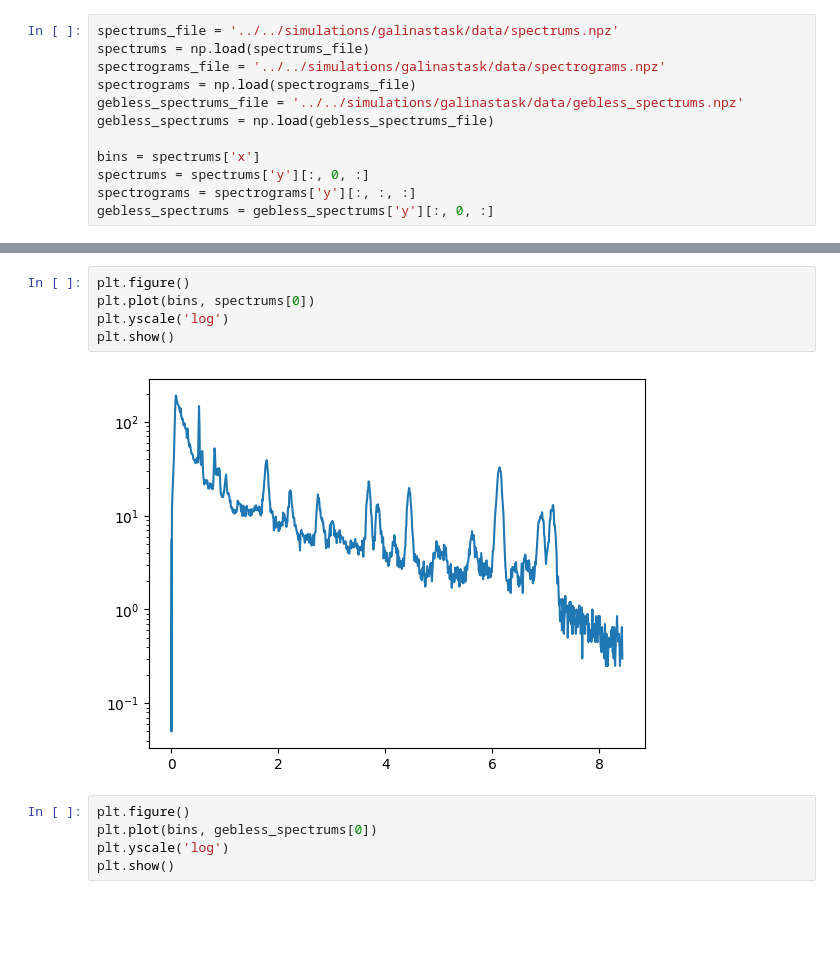
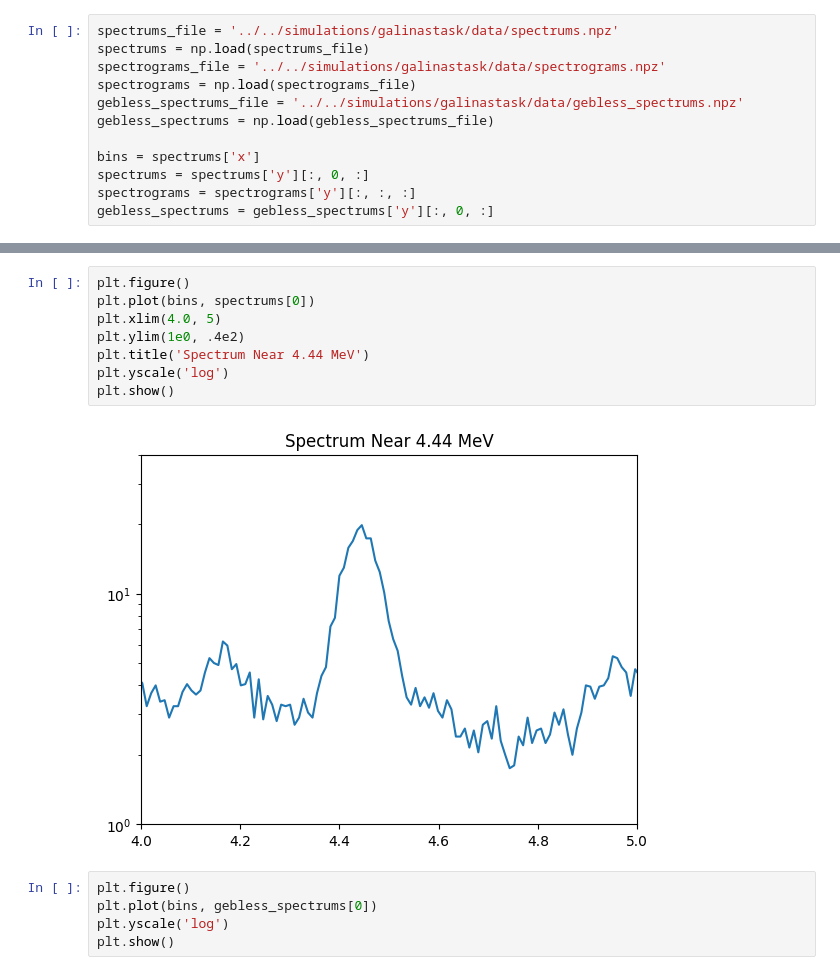
Before and after one commit to JoseACortes/USDAFall2024, a Jupyter notebook: Analysis/galinastask/inspection.ipynb, the cells around one changed output, grey strips where cells are left out. Drawn from its saved outputs; the diff is of its cells as text; blank space fills up the shorter version.

```diff
--- a/Analysis/galinastask/inspection.ipynb
+++ b/Analysis/galinastask/inspection.ipynb
@@ -22,10 +33,13 @@ gebless_spectrums = gebless_spectrums['y'][:, 0, :]
 # %%
 plt.figure()
 plt.plot(bins, spectrums[0])
+plt.xlim(4.0, 5)
+plt.ylim(1e0, .4e2)
+plt.title('Spectrum Near 4.44 MeV')
 plt.yscale('log')
 plt.show()
 # %% [output]
-[figure, old version]
+[figure, new version]
 # %%
 plt.figure()
 plt.plot(bins, gebless_spectrums[0])
```
Also changed, not shown: parts of 2 cells of this notebook, 28 other files.
